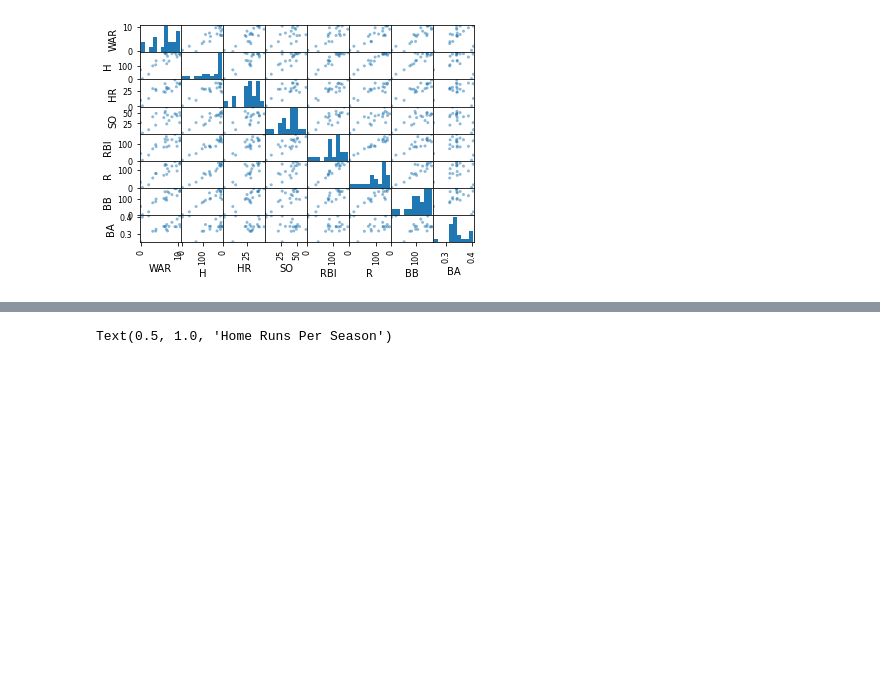
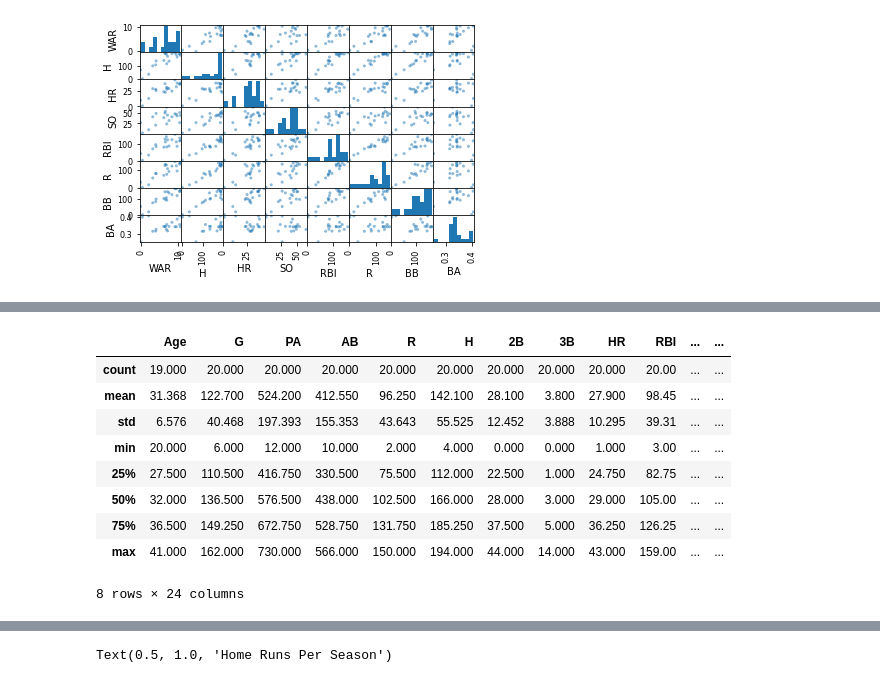
Before and after one commit to tylerhilsendeger/Personal_Dataset, a Jupyter notebook: MLBplayers.ipynb, the cells around one changed output, grey strips where cells are left out. Cells and saved outputs as stored; diff of their text form; code cells hidden in the pictures; blank space fills up the shorter version.

```diff
--- a/MLBplayers.ipynb
+++ b/MLBplayers.ipynb
@@ -142,0 +156,13 @@ array([[<matplotlib.axes._subplots.AxesSubplot object at 0x...>,
+# %%
+round(ted.describe(),3)
+# %% [output]
+|  | Age | G | PA | AB | R | H | 2B | 3B | HR | RBI | ... | ... |
+| count | 19.000 | 20.000 | 20.000 | 20.000 | 20.000 | 20.000 | 20.000 | 20.000 | 20.000 | 20.00 | ... | ... |
+| mean | 31.368 | 122.700 | 524.200 | 412.550 | 96.250 | 142.100 | 28.100 | 3.800 | 27.900 | 98.45 | ... | ... |
+| std | 6.576 | 40.468 | 197.393 | 155.353 | 43.643 | 55.525 | 12.452 | 3.888 | 10.295 | 39.31 | ... | ... |
+| min | 20.000 | 6.000 | 12.000 | 10.000 | 2.000 | 4.000 | 0.000 | 0.000 | 1.000 | 3.00 | ... | ... |
+| 25% | 27.500 | 110.500 | 416.750 | 330.500 | 75.500 | 112.000 | 22.500 | 1.000 | 24.750 | 82.75 | ... | ... |
+| 50% | 32.000 | 136.500 | 576.500 | 438.000 | 102.500 | 166.000 | 28.000 | 3.000 | 29.000 | 105.00 | ... | ... |
+| 75% | 36.500 | 149.250 | 672.750 | 528.750 | 131.750 | 185.250 | 37.500 | 5.000 | 36.250 | 126.25 | ... | ... |
+| max | 41.000 | 162.000 | 730.000 | 566.000 | 150.000 | 194.000 | 44.000 | 14.000 | 43.000 | 159.00 | ... | ... |
+8 rows × 24 columns
```
Also changed, not shown: parts of 6 cells of this notebook.
